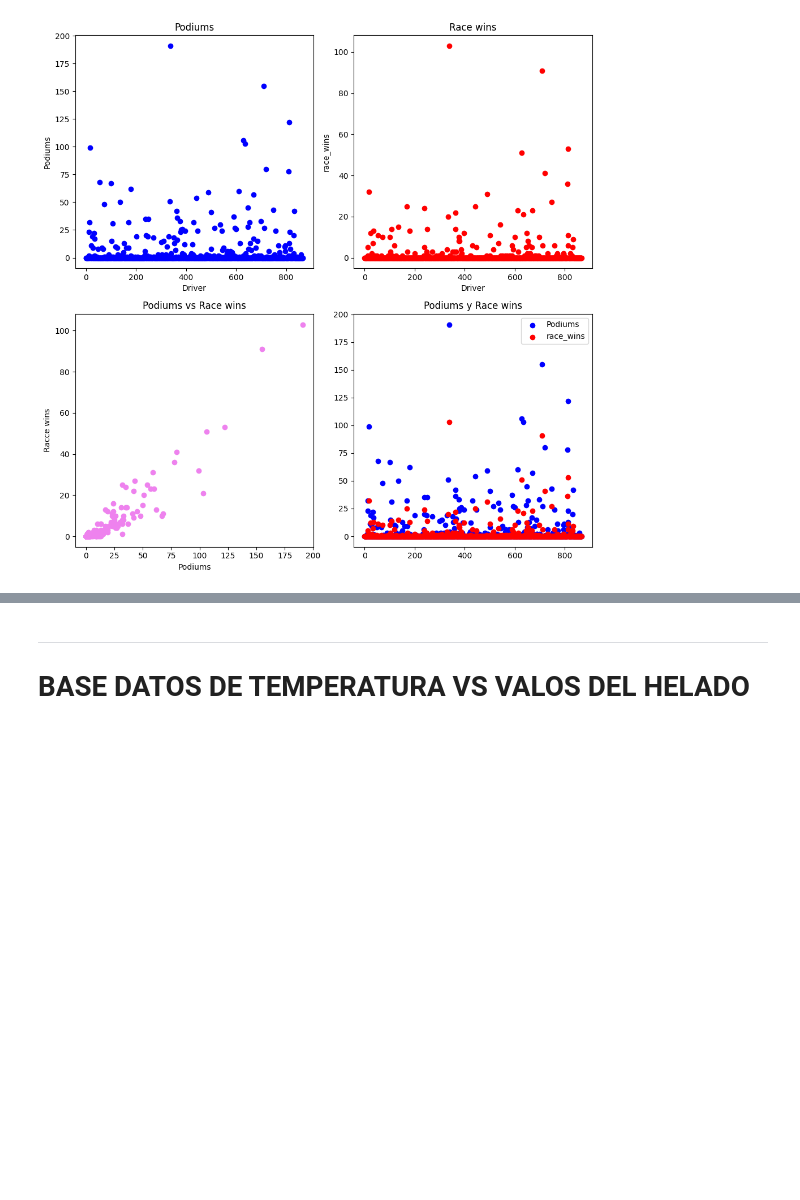
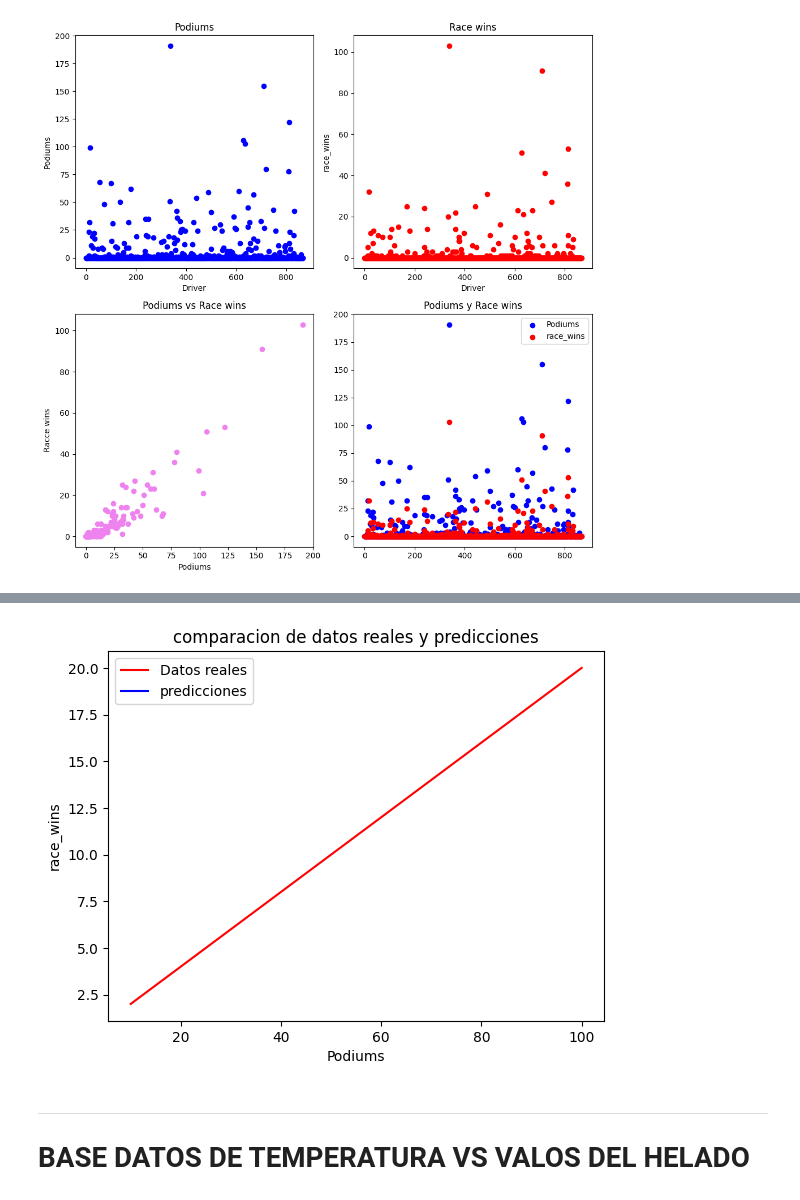
Before and after one commit to Edward1304/Signals-Theory-Edward, a Jupyter notebook: Exercises/Exercise-3/Exercise_3_ST_(EFGV).ipynb, the cells around one changed output, grey strips where cells are left out. Cells and saved outputs as stored; diff of their text form; code cells hidden in the pictures; blank space fills up the shorter version.

```diff
--- a/Exercises/Exercise-3/Exercise_3_ST_(EFGV).ipynb
+++ b/Exercises/Exercise-3/Exercise_3_ST_(EFGV).ipynb
@@ -124,0 +116,11 @@ Error cuadratico medio [2.85293161]
+# %%
+# Manually define the test data
+podiums_test = np.array([10, 20, 30, 40, 50, 60, 70, 80, 90, 100])
+race_wins_test = np.array([2, 4, 6, 8, 10, 12, 14, 16, 18, 20])
+
+
+# Generate test predictions
+race_wins_pred = model.predict(podiums_test)
+
+mse= np.mean((race_wins_test-race_wins_pred.squeeze())**2)
+# END: /c:/Users/Usuario/Desktop/Developments/Signals-Theory/Exercise_3_ST_(EFGV).ipynb
@@ -125,3 +129,13 @@ Error cuadratico medio [2.85293161]
+# %%
+plt.plot(podiums_test,race_wins_test,"r",label="Datos reales")
+plt.plot(podiums_test,race_wins_pred,"b",label="predicciones")
+plt.legend()
+plt.xlabel("Podiums")
+plt.ylabel("race_wins")
+plt.title("comparacion de datos reales y predicciones")
+plt.show()
+# %% [output]
+[figure, added]
 # %% [markdown]
 ----------------------------------------------------
 # BASE DATOS DE TEMPERATURA  VS VALOS DEL HELADO
```
Also changed, not shown: parts of 8 cells of this notebook, 3 other files.
